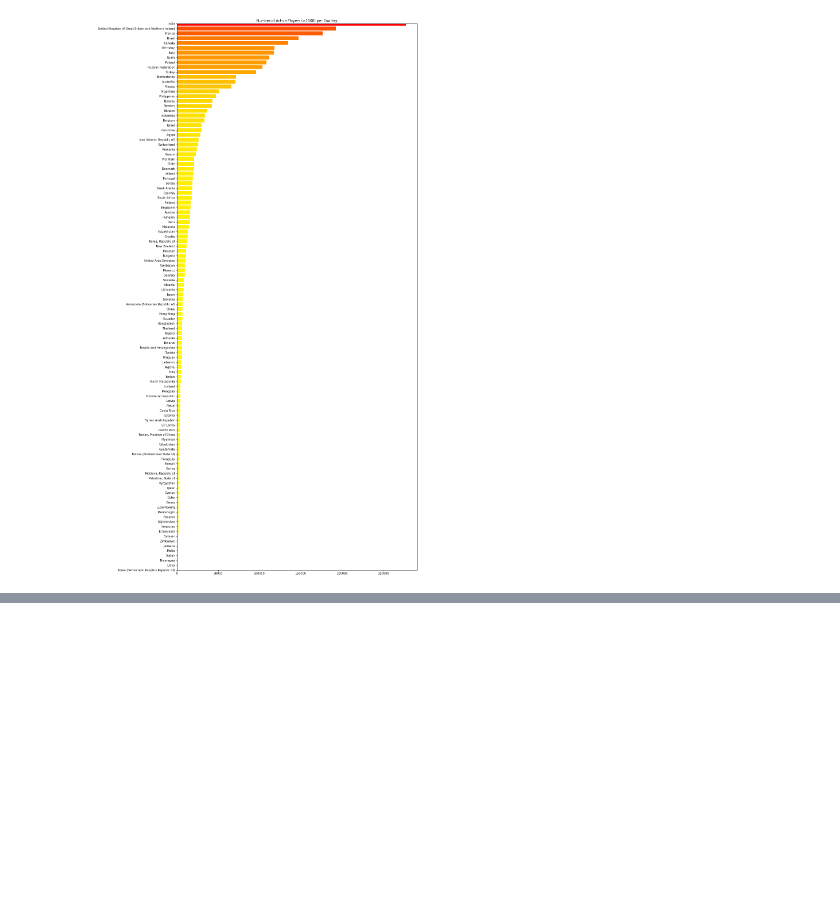
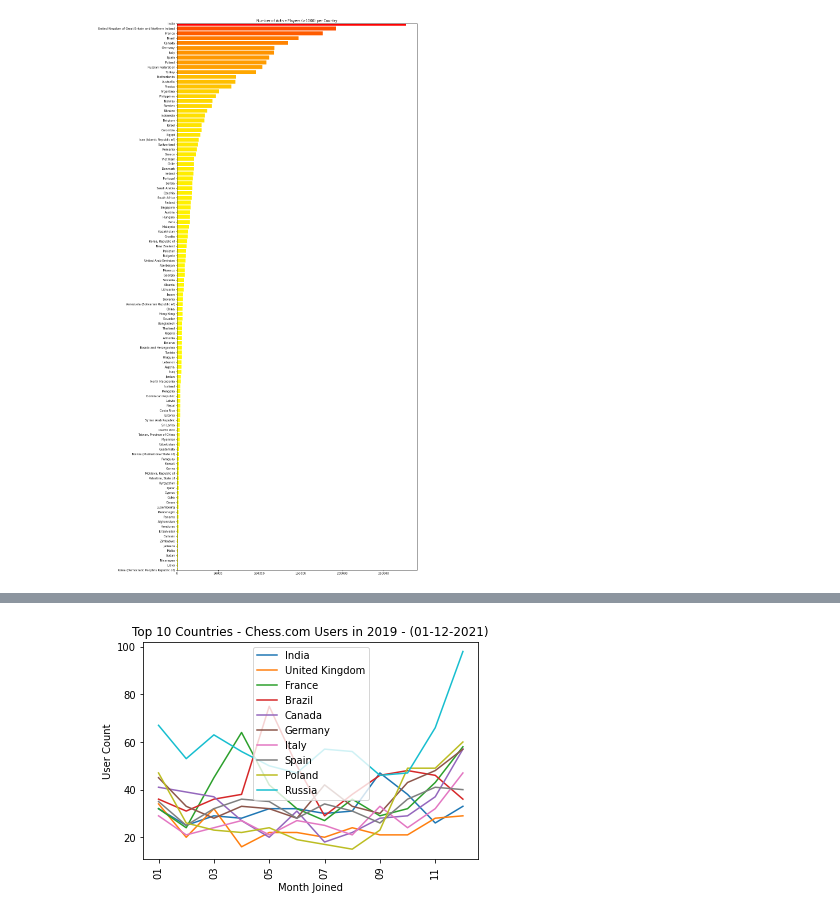
Before and after one commit to melissamonroe/who-plays-chess, a Jupyter notebook: ChessDetailsPy.ipynb, the cells around one changed output, grey strips where cells are left out. Saved outputs shown, nothing was run; the diff lists cells and outputs as text; code cells hidden in the pictures; blank space fills up the shorter version.

Commit message:
figures 6 and 7

```diff
--- a/ChessDetailsPy.ipynb
+++ b/ChessDetailsPy.ipynb
@@ -394,23 +571,25 @@ plt.show()
 # %%
 #TOP 10 COUNTRIES JOINED DATA - 2019
 groupby_yearmonth_2019_IN_count_df.plot()
 groupby_yearmonth_2019_GB_count_df.plot()
 groupby_yearmonth_2019_FR_count_df.plot()
 groupby_yearmonth_2019_BR_count_df.plot()
 groupby_yearmonth_2019_CA_count_df.plot()
 groupby_yearmonth_2019_DE_count_df.plot()
 groupby_yearmonth_2019_IT_count_df.plot()
 groupby_yearmonth_2019_ES_count_df.plot()
 groupby_yearmonth_2019_PL_count_df.plot()
 groupby_yearmonth_2019_RU_count_df.plot()
 
 
 file_created_datetime_CA = time.strftime('%m-%d-%Y', time.localtime(os.path.getctime(output_data_player_details_CA)))
 
 plt.xticks(rotation=90)
 plt.ylabel("User Count")
 plt.xlabel("Month Joined")
 plt.title(f"Top 10 Countries - Chess.com Users in 2019 - ({file_created_datetime_CA})")
-plt.legend(['India', 'United Kingdon', 'France', 'Brazil', 'Canada', 'Germany', 'Italy', 'Spain', 'Poland', 'Russia'])
-
+plt.legend(['India', 'United Kingdom', 'France', 'Brazil', 'Canada', 'Germany', 'Italy', 'Spain', 'Poland', 'Russia'])
+plt.savefig("figures/figure7_joineddate_2019", dpi=120)
 plt.show()
+# %% [output]
+[figure, added]
```
Also changed, not shown: parts of 14 cells of this notebook, 4 other files.
